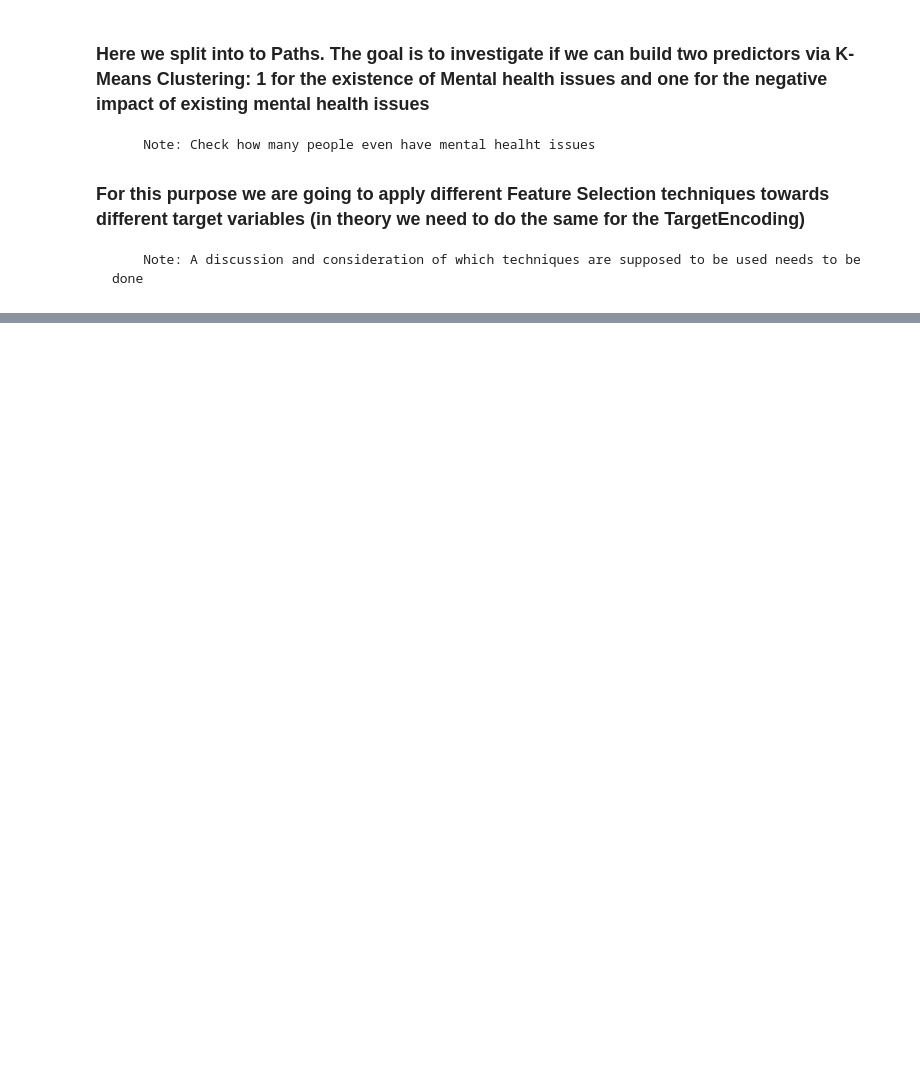
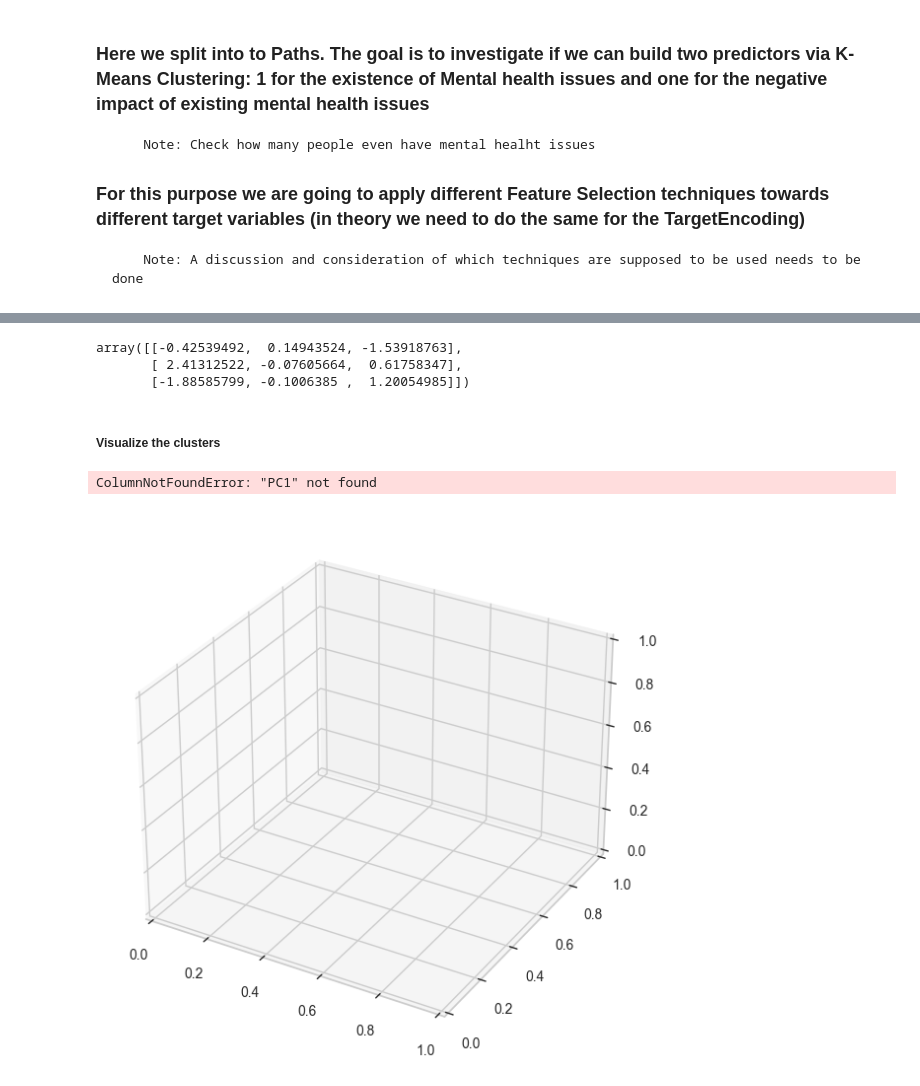
Before and after one commit to JanPhilippBittner/iu_mental_health_ml, a Jupyter notebook: Desktop/Arbeit/Arbeit/Universität/IU/Module/Semester 3/Machine learning - unsupervised learning/Project/first_draft.ipynb, the cells around one changed output, grey strips where cells are left out. Drawn from its saved outputs; the diff is of its cells as text; code cells hidden in the pictures; blank space fills up the shorter version.

Commit message:
Feature generation, Visualization

```diff
--- a/Desktop/Arbeit/Arbeit/Universität/IU/Module/Semester 3/Machine learning - unsupervised learning/Project/first_draft.ipynb
+++ b/Desktop/Arbeit/Arbeit/Universität/IU/Module/Semester 3/Machine learning - unsupervised learning/Project/first_draft.ipynb
@@ -312,5 +313,5 @@ job_pattern = '|'.join(job_list)
 df = df.with_columns(
     pl.when(
         (pl.col('job_title').str.contains(job_pattern)) & (pl.col('tech_role_indic').is_null())
-    ).then(pl.lit('yes')).otherwise(pl.lit()).alias('tech_role_indic')
+    ).then(pl.lit('yes')).otherwise(pl.lit('no')).alias('tech_role_indic')
 )
@@ -749,2 +901,38 @@ testing_data_with_clusters.head()
 # %%
+# Show the centers of clusters
 kmeans.cluster_centers_
+# %% [output]
+array([[-0.42539492,  0.14943524, -1.53918763],
+       [ 2.41312522, -0.07605664,  0.61758347],
+       [-1.88585799, -0.1006385 ,  1.20054985]])
+# %% [markdown]
+##### Visualize the clusters
+# %%
+# Create a 3D scatter plot
+fig = plt.figure(figsize=(10, 7))
+ax = fig.add_subplot(111, projection='3d')
+
+# Scatter plot with different colors for each cluster
+scatter = ax.scatter(
+    testing_data_with_clusters['PCA1'],
+    testing_data_with_clusters['PCA2'],
+    testing_data_with_clusters['PCA3'],
+    c=testing_data_with_clusters['Cluster'],  # Color by cluster
+    cmap='viridis',  # You can choose other colormaps like 'plasma', 'coolwarm', etc.
+    s=50  # Size of the points
+)
+
+# Set labels
+ax.set_xlabel('Principal Component 1')
+ax.set_ylabel('Principal Component 2')
+ax.set_zlabel('Principal Component 3')
+
+# Add a legend
+legend1 = ax.legend(*scatter.legend_elements(), title="Clusters")
+ax.add_artist(legend1)
+
+# Show the plot
+plt.show()
+# %% [output]
+ColumnNotFoundError: "PC1" not found
+[figure, added]
```
Also changed, not shown: parts of 82 cells of this notebook.
